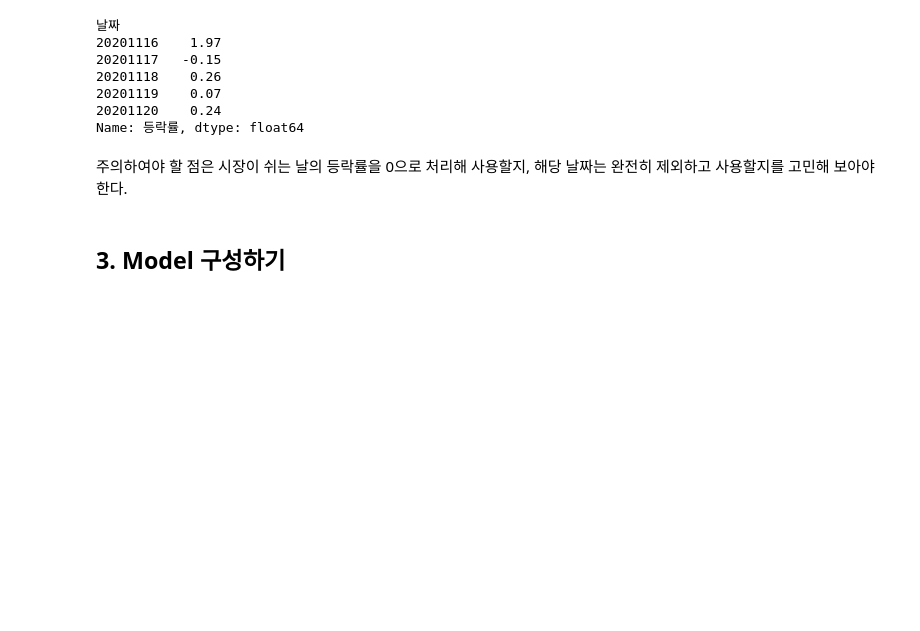
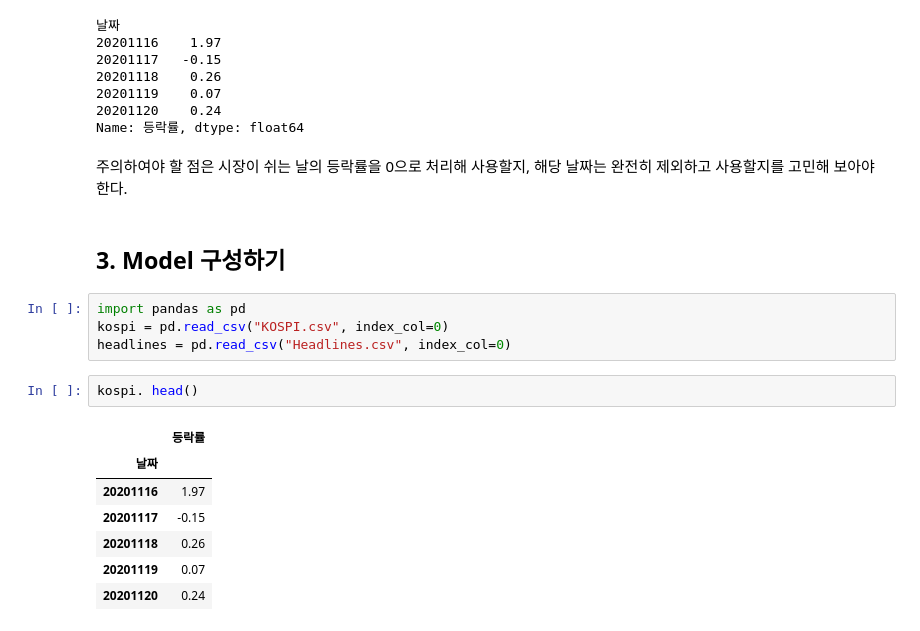
Before and after one commit to kunheekimkr/MO4E-DevKor, a Jupyter notebook: week1/test.ipynb, the cells around one changed output. Saved outputs shown, nothing was run; the diff lists cells and outputs as text; blank space fills up the shorter version.

```diff
--- a/week1/test.ipynb
+++ b/week1/test.ipynb
@@ -291,3 +291,17 @@ Name: 등락률, dtype: float64
 주의하여야 할 점은 시장이 쉬는 날의 등락률을 0으로 처리해 사용할지, 해당 날짜는 완전히 제외하고 사용할지를 고민해 보아야 한다.
 # %% [markdown]
 ## 3. Model 구성하기
+# %%
+import pandas as pd
+kospi = pd.read_csv("KOSPI.csv", index_col=0)
+headlines = pd.read_csv("Headlines.csv", index_col=0)
+# %%
+kospi. head()
+# %% [output]
+|  | 등락률 |
+| 날짜 |  |
+| 20201116 | 1.97 |
+| 20201117 | -0.15 |
+| 20201118 | 0.26 |
+| 20201119 | 0.07 |
+| 20201120 | 0.24 |
```
Also changed, not shown: parts of 13 cells of this notebook.
